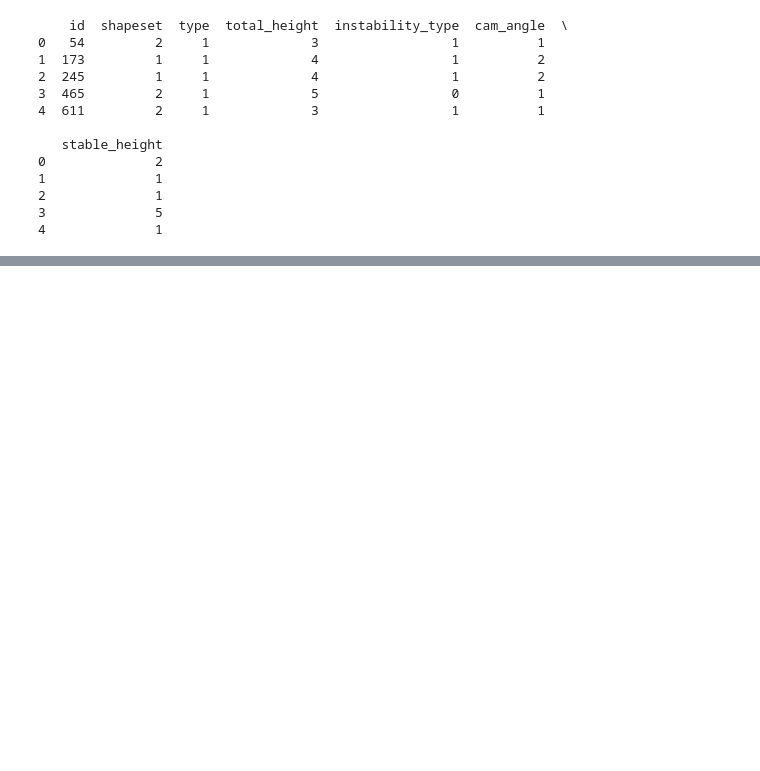
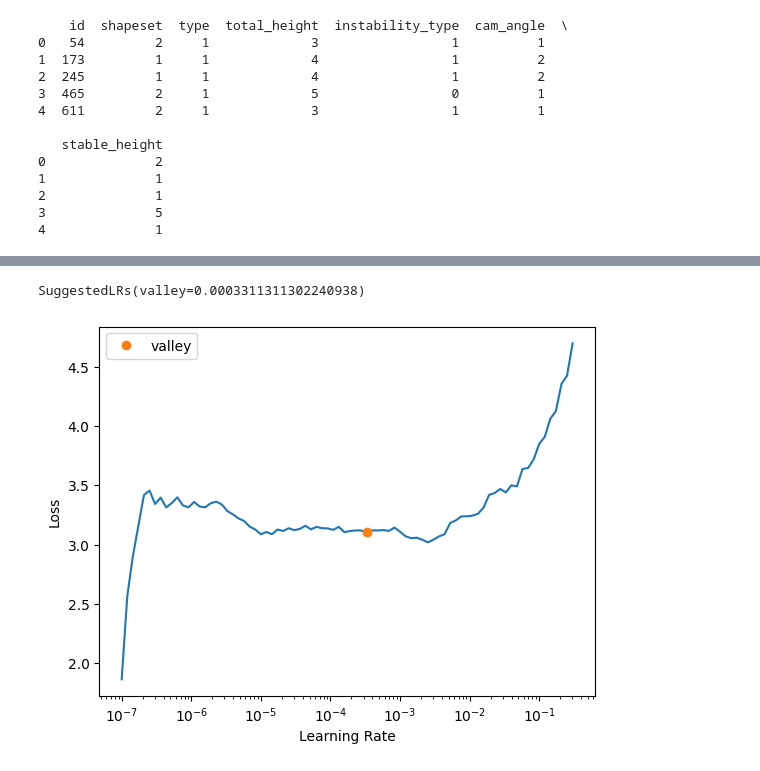
Before and after one commit to julehalim/ComputerVisionFinal, a Jupyter notebook: inception_model.ipynb, the cells around one changed output, grey strips where cells are left out. Cells and saved outputs as stored; diff of their text form; code cells hidden in the pictures; blank space fills up the shorter version.

```diff
--- a/inception_model.ipynb
+++ b/inception_model.ipynb
@@ -95,0 +83,4 @@ Path('models/resnet50_trained_model.pth')
+# %%
+learn = vision_learner(dls, resnet50, metrics=accuracy, loss_func=CrossEntropyLossFlat())
+learn.lr_find()
+# %% [output]
@@ -96 +88,3 @@ Path('models/resnet50_trained_model.pth')
+SuggestedLRs(valley=0.0003311311302240938)
+[figure, added]
 # %%
```
Also changed, not shown: parts of 11 cells of this notebook.
